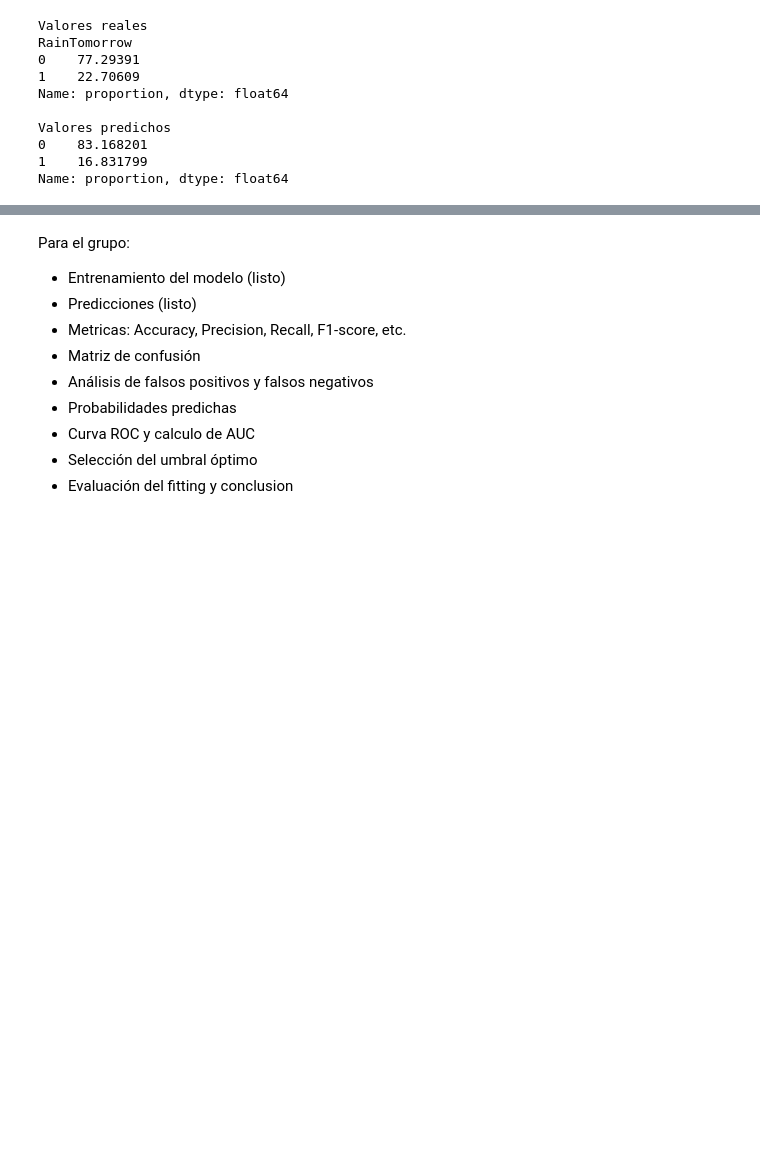
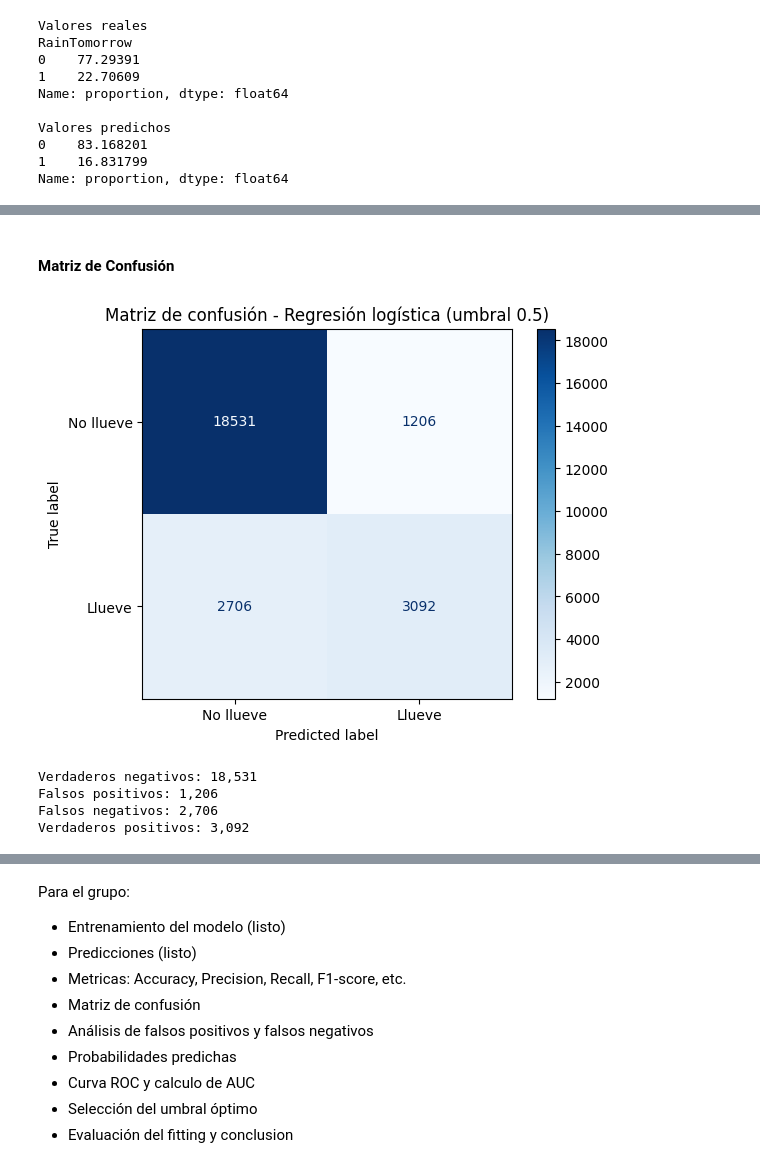
Before and after one commit to AlvaTF/TP-AA1-Ruiz-Toledo-Mendoza, a Jupyter notebook: TP_2/TP_clasificacion_AA1.ipynb, the cells around one changed output, grey strips where cells are left out. Saved outputs shown, nothing was run; the diff lists cells and outputs as text; code cells hidden in the pictures; blank space fills up the shorter version.

```diff
--- a/TP_2/TP_clasificacion_AA1.ipynb
+++ b/TP_2/TP_clasificacion_AA1.ipynb
@@ -1031,0 +1070,2 @@ Name: proportion, dtype: float64
+# %% [markdown]
+#### Matriz de Confusión
@@ -1031,0 +1074,17 @@ Name: proportion, dtype: float64
+# %%
+ConfusionMatrixDisplay.from_predictions(y_test, y_pred, display_labels=["No llueve", "Llueve"],
+                                        cmap="Blues", values_format="d")
+plt.title("Matriz de confusión - Regresión logística (umbral 0.5)")
+plt.show()
+
+tn, fp, fn, tp = confusion_matrix(y_test, y_pred).ravel()
+print(f"Verdaderos negativos: {tn:,}")
+print(f"Falsos positivos: {fp:,}")
+print(f"Falsos negativos: {fn:,}")
+print(f"Verdaderos positivos: {tp:,}")
+# %% [output]
+[figure, added]
+Verdaderos negativos: 18,531
+Falsos positivos: 1,206
+Falsos negativos: 2,706
+Verdaderos positivos: 3,092
```
Also changed, not shown: parts of 21 cells of this notebook.
